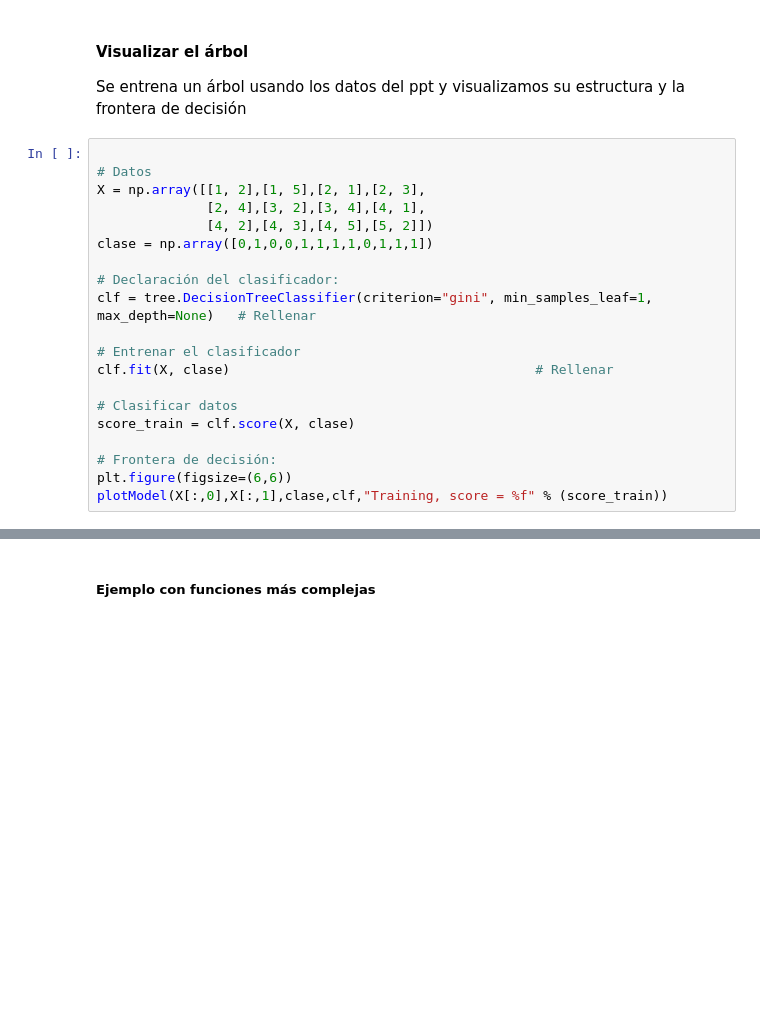
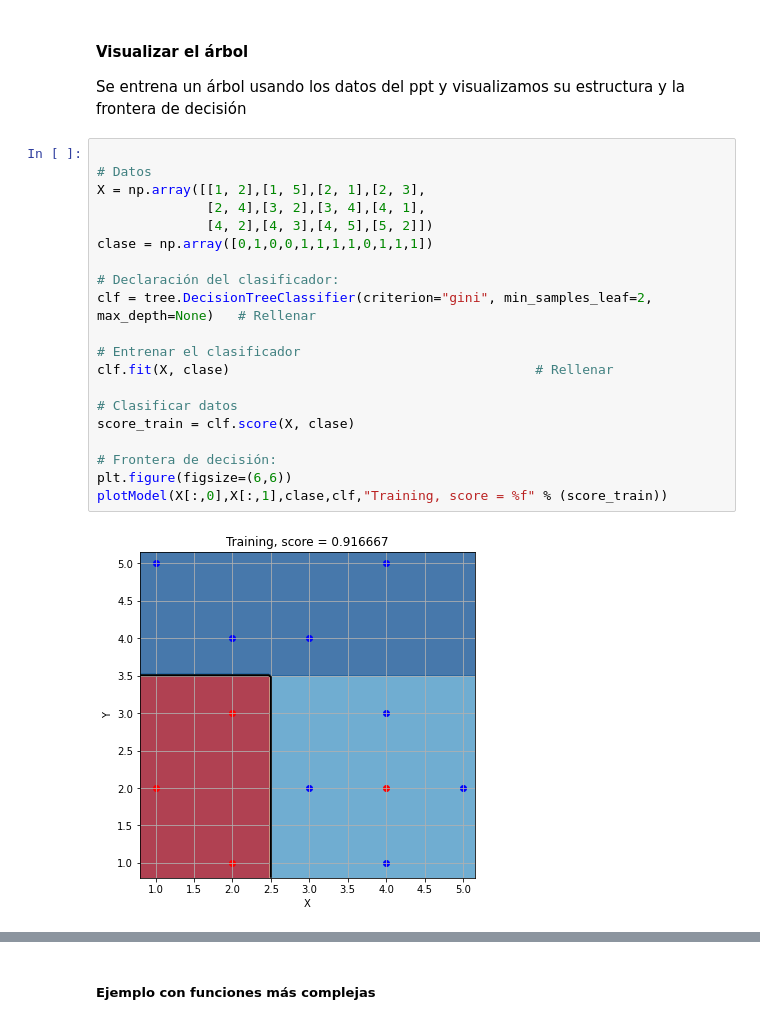
Before and after one commit to Javimh18/AnalisisFund, a Jupyter notebook: P5/practica_arboles_conjuntos/practica_arboles.ipynb, the cells around one changed output, grey strips where cells are left out. Drawn from its saved outputs; the diff is of its cells as text; blank space fills up the shorter version.

```diff
--- a/P5/practica_arboles_conjuntos/practica_arboles.ipynb
+++ b/P5/practica_arboles_conjuntos/practica_arboles.ipynb
@@ -334,23 +342,25 @@ Se entrena un árbol usando los datos del ppt y visualizamos su estructura y la
 # %%
 
 # Datos
 X = np.array([[1, 2],[1, 5],[2, 1],[2, 3],
               [2, 4],[3, 2],[3, 4],[4, 1],
               [4, 2],[4, 3],[4, 5],[5, 2]])
 clase = np.array([0,1,0,0,1,1,1,1,0,1,1,1])
 
 # Declaración del clasificador:
-clf = tree.DecisionTreeClassifier(criterion="gini", min_samples_leaf=1, max_depth=None)   # Rellenar
+clf = tree.DecisionTreeClassifier(criterion="gini", min_samples_leaf=2, max_depth=None)   # Rellenar
 
 # Entrenar el clasificador
 clf.fit(X, clase)                                       # Rellenar
 
 # Clasificar datos
 score_train = clf.score(X, clase)
 
 # Frontera de decisión:
 plt.figure(figsize=(6,6))
 plotModel(X[:,0],X[:,1],clase,clf,"Training, score = %f" % (score_train))
+# %% [output]
+[figure, added]
 # %%
 plt.figure(figsize=(15,10))
 _ = tree.plot_tree(clf)
```
Also changed, not shown: parts of 19 cells of this notebook, 1 other file.
